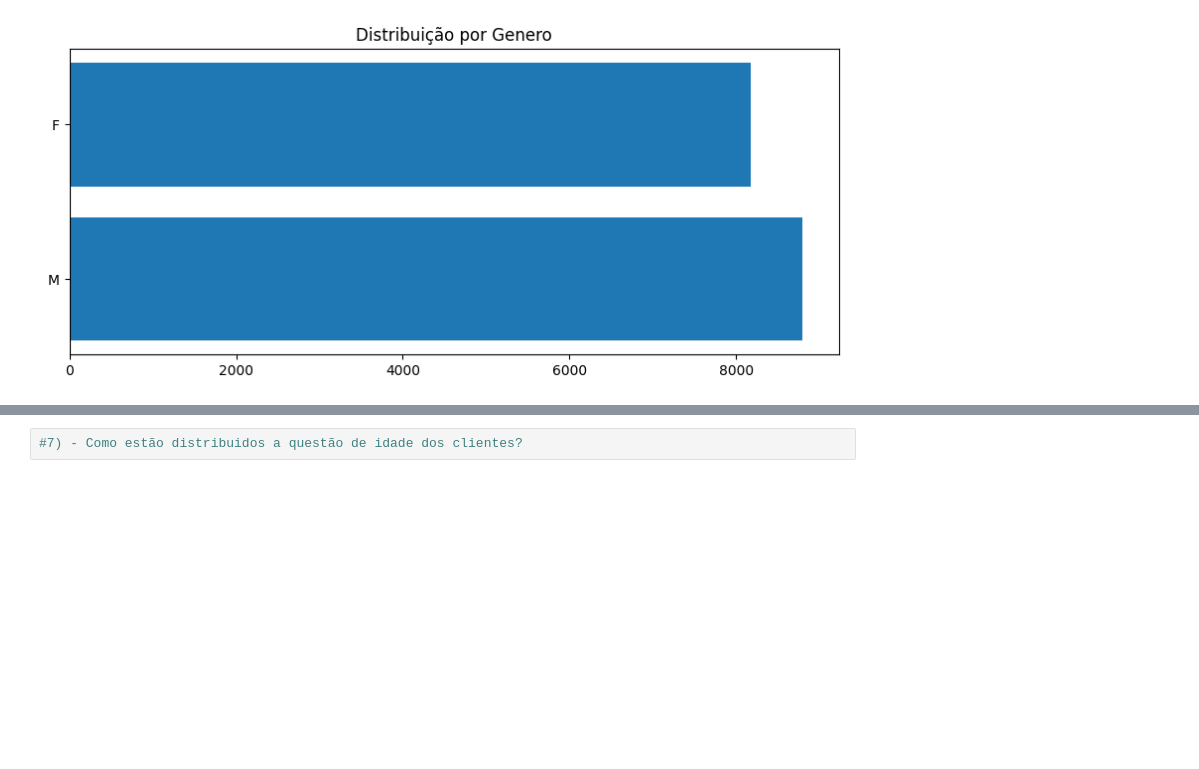
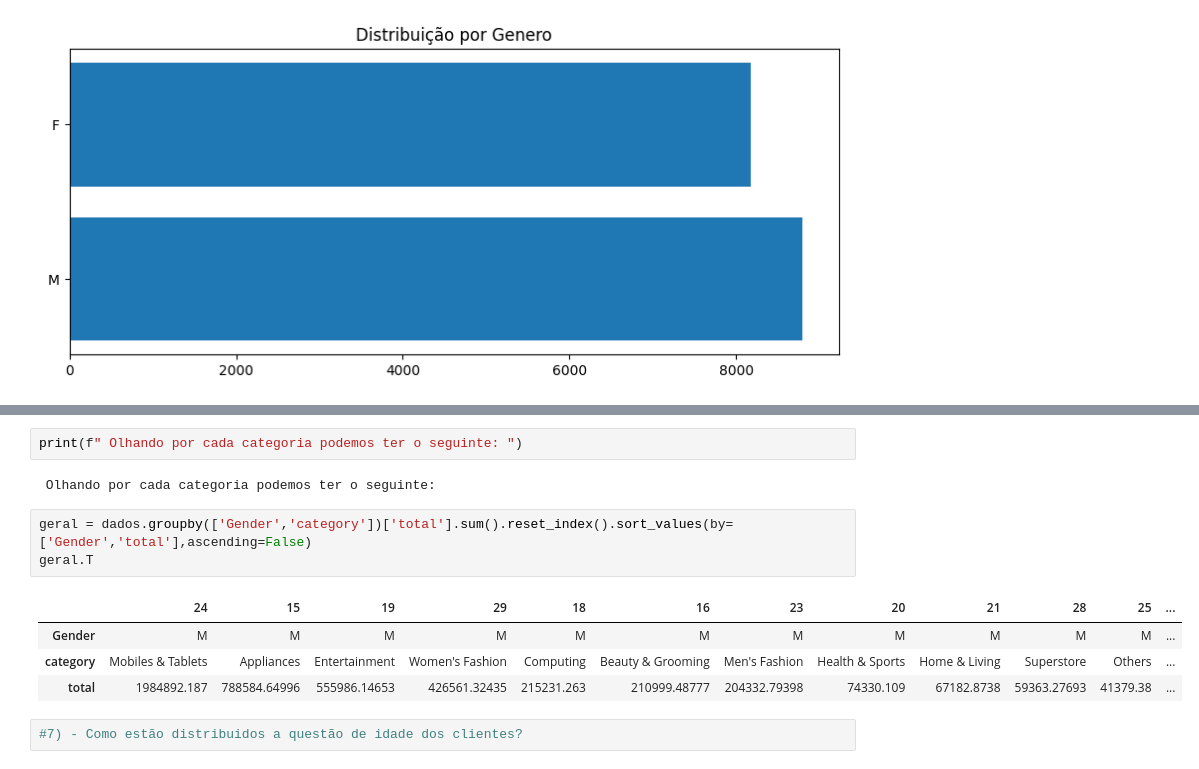
Before and after one commit to Gcango/Analise_Exploratorio_dos_Dados_da_TopSeles, a Jupyter notebook: Analise_Exploratoria_TopSeles.ipynb, the cells around one changed output, grey strips where cells are left out. Cells and saved outputs as stored; diff of their text form; blank space fills up the shorter version.

```diff
--- a/Analise_Exploratoria_TopSeles.ipynb
+++ b/Analise_Exploratoria_TopSeles.ipynb
@@ -280,3 +361,15 @@ print(f" A diferença entre Homens e Mulheres cadastrados na Base de dados é de
+# %%
+print(f" Olhando por cada categoria podemos ter o seguinte: ")
+# %% [output]
+ Olhando por cada categoria podemos ter o seguinte:
+# %%
+geral = dados.groupby(['Gender','category'])['total'].sum().reset_index().sort_values(by=['Gender','total'],ascending=False)
+geral.T
+# %% [output]
+|  | 24 | 15 | 19 | 29 | 18 | 16 | 23 | 20 | 21 | 28 | 25 | ... |
+| Gender | M | M | M | M | M | M | M | M | M | M | M | ... |
+| category | Mobiles & Tablets | Appliances | Entertainment | Women's Fashion | Computing | Beauty & Grooming | Men's Fashion | Health & Sports | Home & Living | Superstore | Others | ... |
+| total | 1984892.187 | 788584.64996 | 555986.14653 | 426561.32435 | 215231.263 | 210999.48777 | 204332.79398 | 74330.109 | 67182.8738 | 59363.27693 | 41379.38 | ... |
 # %%
 #7) - Como estão distribuidos a questão de idade dos clientes?
 # %%
```
Also changed, not shown: parts of 21 cells of this notebook.
